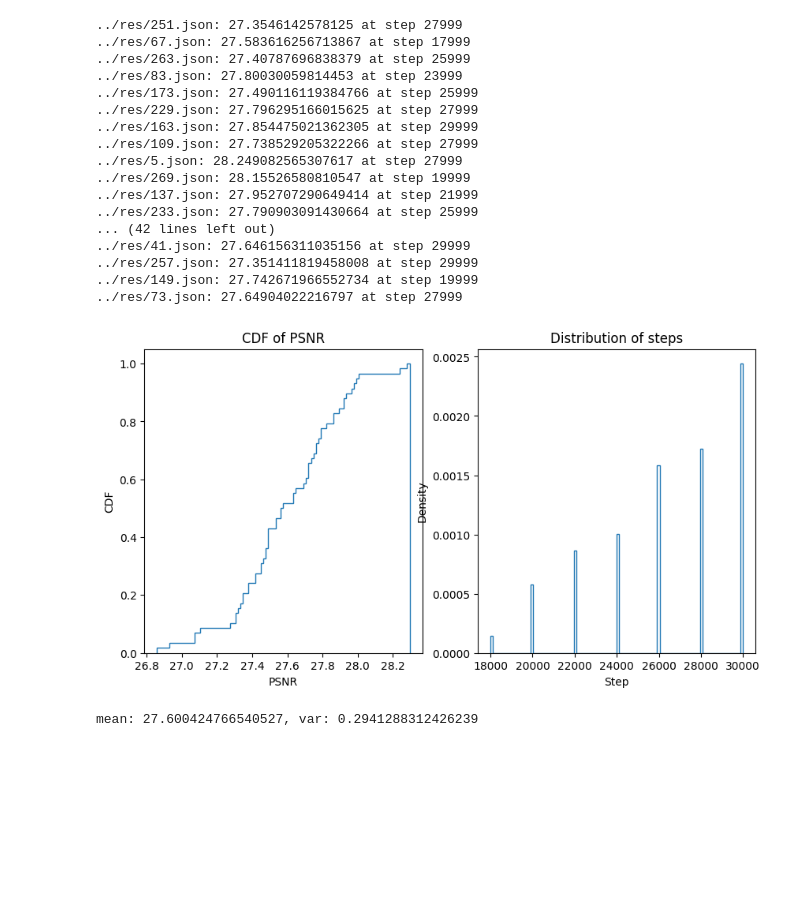
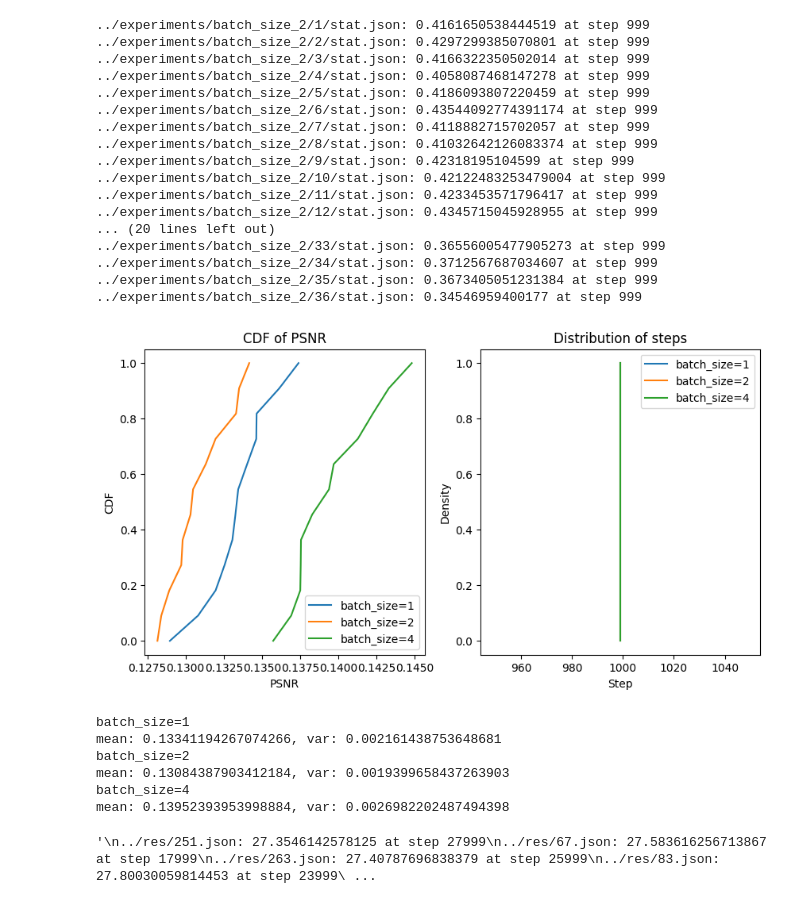
Before and after one commit to NeutrinoLiu/DecafGS, a Jupyter notebook: notebooks/compare.ipynb, the cells around one changed output. Saved outputs shown, nothing was run; the diff lists cells and outputs as text; code cells hidden in the pictures; blank space fills up the shorter version.

Commit message:
batched version done

```diff
--- a/notebooks/compare.ipynb
+++ b/notebooks/compare.ipynb
@@ -3,8 +3,8 @@ import glob
 import json
 import numpy as np
 
-dir = "../res"
-json_files = glob.glob(f"{dir}/*.json")
+dir = "../experiments/batch_size_2"
+json_files = sorted(glob.glob(f"{dir}/*/stat.json"), key=lambda x: int(x.split("/")[-2]))
 # %%
 def extract_psnr(file_name):
     with open(file_name, "r") as f:
@@ -20,51 +20,61 @@ def extract_psnr(file_name):
 # %%
 all_psnr = []
 all_maxstep = []
 for f in json_files:
     psnr, step = extract_psnr(f)
-    all_psnr.append(psnr[-2])
+    all_psnr.append(psnr.max())
     all_maxstep.append(step[psnr.argmax()])
     print(f"{f}: {psnr.max()} at step {step[psnr.argmax()]}")
 
 import matplotlib.pyplot as plt
 all_psnr = np.array(all_psnr)
 all_maxstep = np.array(all_maxstep)
 # two figures: left psnr's CDF, right steps' distribution
 fig, ax = plt.subplots(1, 2, figsize=(10, 5))
-ax[0].hist(all_psnr, bins=100, density=True, cumulative=True, histtype='step')
+for i in range(3):
+    # ax[0].hist(all_psnr[i*12:i*12+12], bins=100, density=True, cumulative=True, histtype='step', label=f"batch_size={2**i}")
+    ax[0].plot(np.sort(all_psnr[i*12:i*12+12]), np.linspace(0, 1, 12), label=f"batch_size={2**i}")
+    # ax[1].hist(all_maxstep[i*12:i*12+12], bins=100, density=True, histtype='step', label=f"batch_size={2**i}")
+    ax[1].plot(np.sort(all_maxstep[i*12:i*12+12]), np.linspace(0, 1, 12), label=f"batch_size={2**i}")
 ax[0].set_title("CDF of PSNR")
 ax[0].set_xlabel("PSNR")
 ax[0].set_ylabel("CDF")
-ax[1].hist(all_maxstep, bins=100, density=True, histtype='step')
+ax[0].legend()
 ax[1].set_title("Distribution of steps")
 ax[1].set_xlabel("Step")
 ax[1].set_ylabel("Density")
+ax[1].legend()
 plt.show()
 
 
-mean_psnr = all_psnr.mean()
-vars_psnr = all_psnr.std()
-print(f"mean: {mean_psnr}, var: {vars_psnr}")
+for i in range(3):
+    print(f"batch_size={2**i}")
+    print(f"mean: {all_psnr[i*12:i*12+12].mean()}, var: {all_psnr[i*12:i*12+12].std()}")
 # %% [output]
-../res/251.json: 27.3546142578125 at step 27999
-../res/67.json: 27.583616256713867 at step 17999
-../res/263.json: 27.40787696838379 at step 25999
-../res/83.json: 27.80030059814453 at step 23999
-../res/173.json: 27.490116119384766 at step 25999
-../res/229.json: 27.796295166015625 at step 27999
-../res/163.json: 27.854475021362305 at step 29999
-../res/109.json: 27.738529205322266 at step 27999
-../res/5.json: 28.249082565307617 at step 27999
-../res/269.json: 28.15526580810547 at step 19999
-../res/137.json: 27.952707290649414 at step 21999
-../res/233.json: 27.790903091430664 at step 25999
-... (42 lines left out)
-../res/41.json: 27.646156311035156 at step 29999
-../res/257.json: 27.351411819458008 at step 29999
-../res/149.json: 27.742671966552734 at step 19999
-../res/73.json: 27.64904022216797 at step 27999
+../experiments/batch_size_2/1/stat.json: 0.4161650538444519 at step 999
+../experiments/batch_size_2/2/stat.json: 0.4297299385070801 at step 999
+../experiments/batch_size_2/3/stat.json: 0.4166322350502014 at step 999
+../experiments/batch_size_2/4/stat.json: 0.4058087468147278 at step 999
+../experiments/batch_size_2/5/stat.json: 0.4186093807220459 at step 999
+../experiments/batch_size_2/6/stat.json: 0.43544092774391174 at step 999
+../experiments/batch_size_2/7/stat.json: 0.4118882715702057 at step 999
+../experiments/batch_size_2/8/stat.json: 0.41032642126083374 at step 999
+../experiments/batch_size_2/9/stat.json: 0.42318195104599 at step 999
+../experiments/batch_size_2/10/stat.json: 0.42122483253479004 at step 999
+../experiments/batch_size_2/11/stat.json: 0.4233453571796417 at step 999
+../experiments/batch_size_2/12/stat.json: 0.4345715045928955 at step 999
+... (20 lines left out)
+../experiments/batch_size_2/33/stat.json: 0.36556005477905273 at step 999
+../experiments/batch_size_2/34/stat.json: 0.3712567687034607 at step 999
+../experiments/batch_size_2/35/stat.json: 0.3673405051231384 at step 999
+../experiments/batch_size_2/36/stat.json: 0.34546959400177 at step 999
-[figure, old version]
+[figure, new version]
-mean: 27.600424766540527, var: 0.2941288312426239
+batch_size=1
+mean: 0.13341194267074266, var: 0.002161438753648681
+batch_size=2
+mean: 0.13084387903412184, var: 0.0019399658437263903
+batch_size=4
+mean: 0.13952393953998884, var: 0.0026982202487494398
 # %%
 """
 ../res/251.json: 27.3546142578125 at step 27999
@@ -127,3 +137,5 @@ mean: 27.600424766540527, var: 0.2941288312426239
 ../res/73.json: 27.64904022216797 at step 27999
 
 """
+# %% [output]
+'\n../res/251.json: 27.3546142578125 at step 27999\n../res/67.json: 27.583616256713867 at step 17999\n../res/263.json: 27.40787696838379 at step 25999\n../res/83.json: 27.80030059814453 at step 23999\ ...
```
Also changed, not shown: 3 other files.
